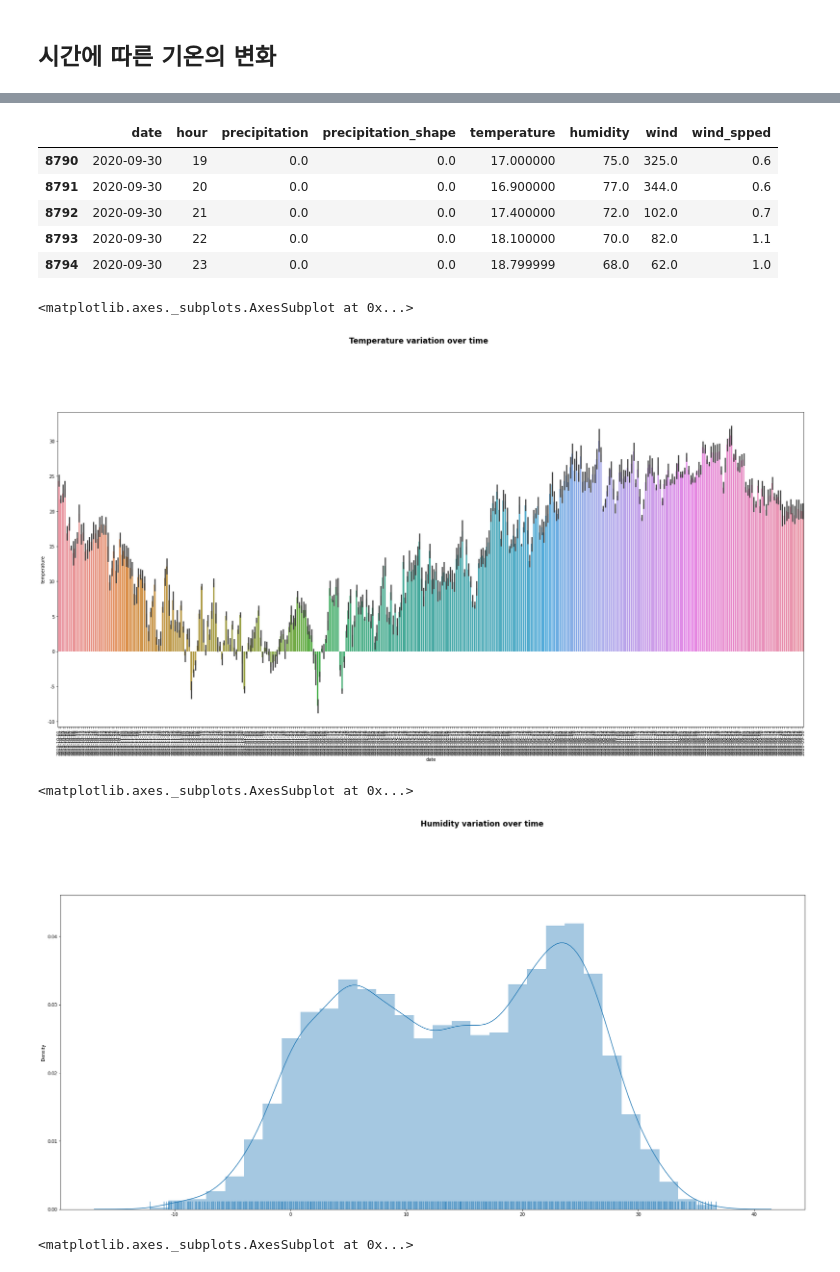
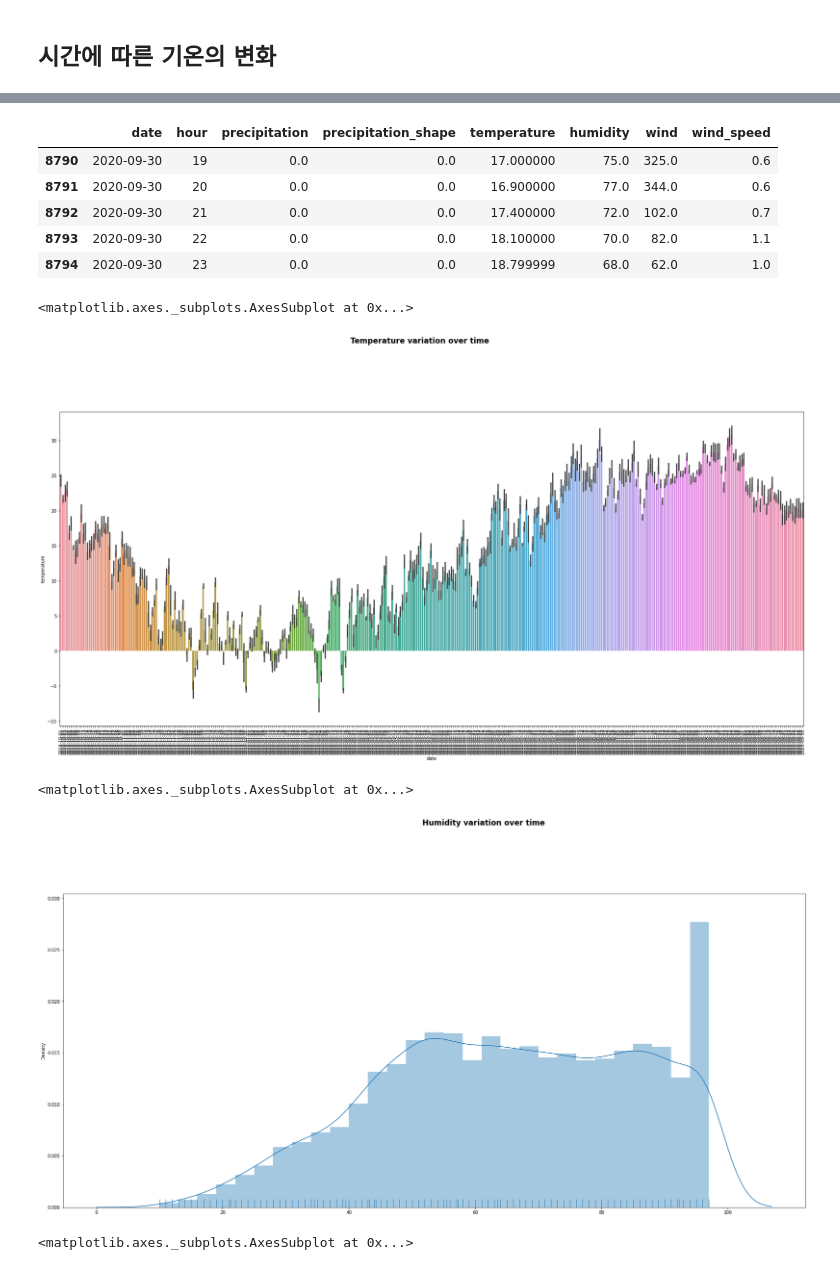
Before and after one commit to wiv33/A-Learning-python, a Jupyter notebook: machine-learning/_000_hello_machine/_000_basic/_003_tensorflow_cuk_edu/_002_2_ml/_002_weather_analysis.ipynb, the cells around one changed output, grey strips where cells are left out. Drawn from its saved outputs; the diff is of its cells as text; code cells hidden in the pictures.

```diff
--- a/machine-learning/_000_hello_machine/_000_basic/_003_tensorflow_cuk_edu/_002_2_ml/_002_weather_analysis.ipynb
+++ b/machine-learning/_000_hello_machine/_000_basic/_003_tensorflow_cuk_edu/_002_2_ml/_002_weather_analysis.ipynb
@@ -32,9 +32,9 @@ df_humidity = pd.read_csv(path + '/humidity_201910_202009.csv')
 df_humidity.columns = ['day', 'hour', 'humidity']
 df_humidity.dropna(axis=0, inplace=True)
 
-df_wind_spped = pd.read_csv(path + '/%EC%9B%94%EA%B3%A1%EC%A0%9C1%EB%8F%99_%ED%92%8D%EC%86%8D_wind_speed_201910_202009.csv')
-df_wind_spped.columns = ['day', 'hour', 'wind_speed']
-df_wind_spped.dropna(axis=0, inplace=True)
+df_wind_speed = pd.read_csv(path + '/%EC%9B%94%EA%B3%A1%EC%A0%9C1%EB%8F%99_%ED%92%8D%EC%86%8D_wind_speed_201910_202009.csv')
+df_wind_speed.columns = ['day', 'hour', 'wind_speed']
+df_wind_speed.dropna(axis=0, inplace=True)
 # %% [markdown]
 nan row 확인
 # %%
@@ -174,7 +174,7 @@ df['precipitation_shape'] = df_precipitation_shape['precipitation_shape']
 df['temperature'] = df_temperature['temperature']
 df['humidity'] = df_humidity.humidity
 df['wind'] = df_direction_of_the_wind.wind
-df['wind_spped'] = df_wind_spped.wind_speed
+df['wind_speed'] = df_wind_speed.wind_speed
 # %% [output]
 A value is trying to be set on a copy of a slice from a DataFrame.
 Try using .loc[row_indexer,col_indexer] = value instead
@@ -264,7 +264,7 @@ for x in df[df['wind'] <= -1].index:
   seq = int(x)
   df['temperature'][seq] = np.mean((df.iloc[seq-2:seq, 4], df.iloc[seq+1:seq+3, 4]))
   df['humidity'][seq] = np.mean((df.iloc[seq-2:seq, 5], df.iloc[seq+1:seq+3, 5]))
-  df['wind_spped'][seq] = 0.0
+  df['wind_speed'][seq] = 0.0
   df['precipitation_shape'][seq] = 0.0
   df['precipitation'][seq] = 0.0
   df['wind'][seq] = 0.0
@@ -358,17 +335,0 @@ fonts-woowa-hanna is already the newest version (1.000-2).
-# %%
-import matplotlib as mpl
-import matplotlib.pyplot as plt
-import seaborn as sns
-import matplotlib.font_manager as fm
-
-BM_HANNA = fm.FontProperties(fname='/usr/share/fonts/truetype/woowa/BM-HANNA.ttf')
-NANUM_GOTHIC = fm.FontProperties(fname='/usr/share/fonts/truetype/nanum/NanumGothic.ttf')
-NANUM_GOTHIC_CODING = fm.FontProperties(fname='/usr/share/fonts/truetype/nanum/NanumGothicCoding.ttf')
-
-fm._rebuild()
-
-plt.rc('font', family=NANUM_GOTHIC.get_name())
-mpl.rcParams['axes.unicode_minus'] = False
-
-plt.rcParams['font.family'] = ['sans-serif']
-plt.rcParams['font.sans-serif'] = ['SimHei']
@@ -386,7 +362,7 @@ df.head()
 # %%
 df.tail()
 # %% [output]
-|  | date | hour | precipitation | precipitation_shape | temperature | humidity | wind | wind_spped |
+|  | date | hour | precipitation | precipitation_shape | temperature | humidity | wind | wind_speed |
 | 8790 | 2020-09-30 | 19 | 0.0 | 0.0 | 17.000000 | 75.0 | 325.0 | 0.6 |
 | 8791 | 2020-09-30 | 20 | 0.0 | 0.0 | 16.900000 | 77.0 | 344.0 | 0.6 |
 | 8792 | 2020-09-30 | 21 | 0.0 | 0.0 | 17.400000 | 72.0 | 102.0 | 0.7 |
@@ -412,24 +388,24 @@ plt.xticks(rotation=90)
 sns.barplot(x=df['date'], y=df['temperature'])
 # %% [output]
 <matplotlib.axes._subplots.AxesSubplot at 0x...>
-[figure, old version]
+[figure, new version]
 # %%
 plt.figure(figsize=(30, 13))
 plt.suptitle('Humidity variation over time',
              fontsize=17,
              fontweight='bold',
              x=.5,
              y=1.06,
              ha='left'  # Horizontal aligment
              )
 
-sns.distplot(x=df['temperature'],
+sns.distplot(x=df[['humidity']],
              hist=True,
              kde=True,
              rug=True)
 # %% [output]
 <matplotlib.axes._subplots.AxesSubplot at 0x...>
-[figure, old version]
+[figure, new version]
 # %%
 plt.figure(figsize=(30, 13))
 plt.suptitle('Humidity variation over time',
```
Also changed, not shown: parts of 24 cells of this notebook.
